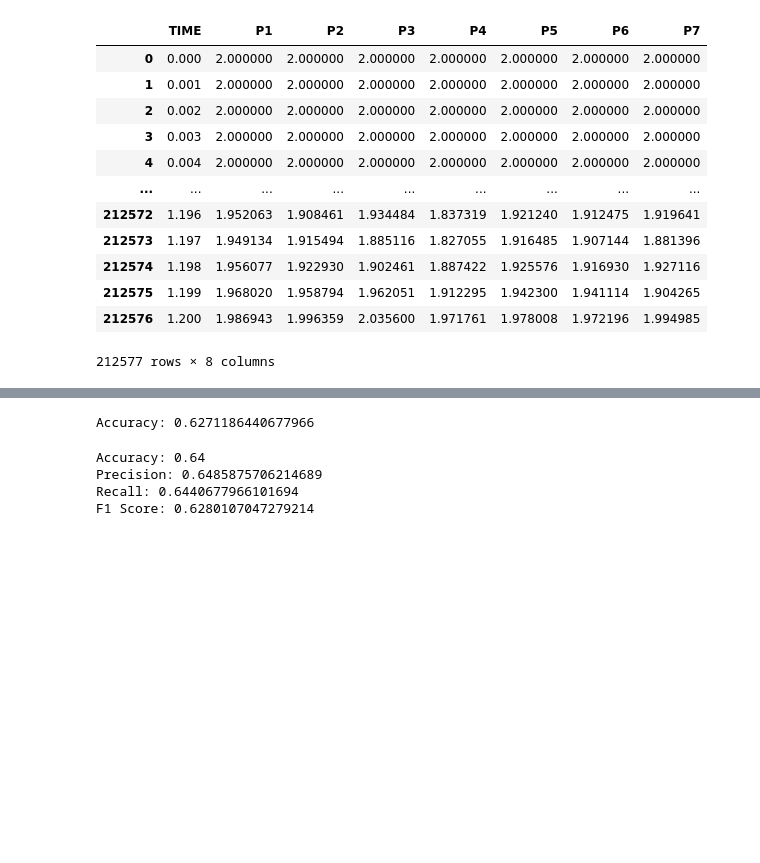
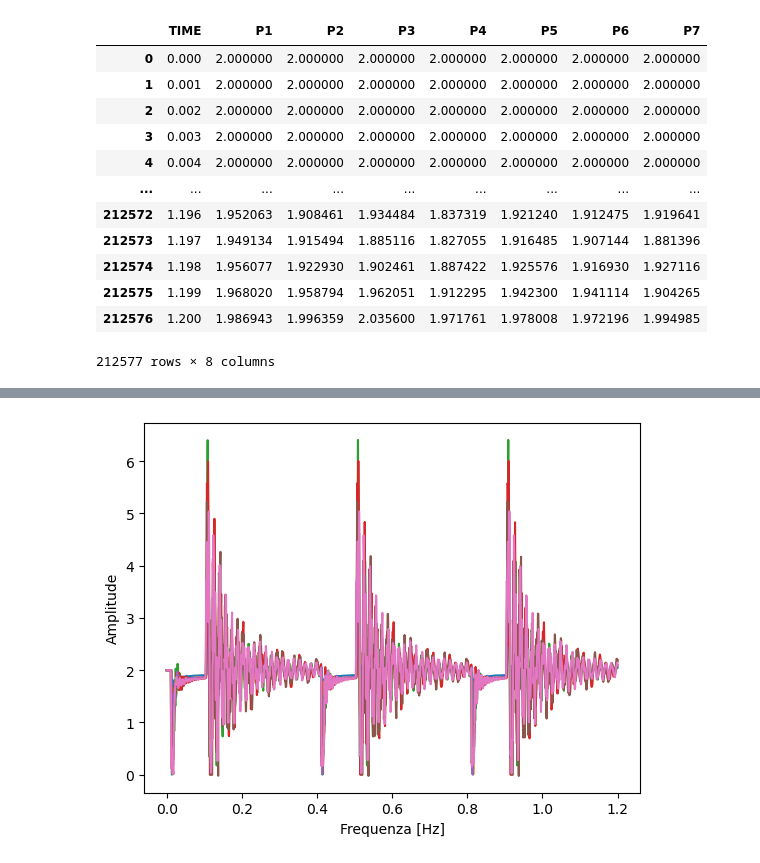
Before and after one commit to alexxdediu/Data-Challenge-PHM-Asia-Pacific-2023, a Jupyter notebook: data_exploration.ipynb, the cells around one changed output, grey strips where cells are left out. Drawn from its saved outputs; the diff is of its cells as text; code cells hidden in the pictures; blank space fills up the shorter version.

```diff
--- a/data_exploration.ipynb
+++ b/data_exploration.ipynb
@@ -349,36 +72,0 @@ from sklearn.metrics import accuracy_score
-# %%
-clf = GradientBoostingClassifier(n_estimators=200, random_state=42)
-
-# Addestra il classificatore
-clf.fit(X_train, y_train)
-
-# Effettua le previsioni sul set di test
-y_pred = clf.predict(X_test)
-
-# Valuta l'accuratezza del modello
-accuracy = accuracy_score(y_test, y_pred)
-print("Accuracy:", accuracy)
-# %% [output]
-Accuracy: 0.6271186440677966
-# %%
-rf_classifier = RandomForestClassifier(n_estimators=100, random_state=42)
-
-rf_classifier.fit(X_train, y_train)
-
-y_pred = rf_classifier.predict(X_test)
-
-accuracy = accuracy_score(y_test, y_pred)
-print(f'Accuracy: {accuracy:.2f}')
-
-precision = precision_score(y_test, y_pred, average='weighted')
-recall = recall_score(y_test, y_pred, average='weighted')
-f1 = f1_score(y_test, y_pred, average='weighted')
-
-print("Precision:", precision)
-print("Recall:", recall)
-print("F1 Score:", f1)
-# %% [output]
-Accuracy: 0.64
-Precision: 0.6485875706214689
-Recall: 0.6440677966101694
-F1 Score: 0.6280107047279214
@@ -384,0 +90,9 @@ F1 Score: 0.6280107047279214
+# %%
+temp = dfs_data[0].copy()
+temp = temp.drop(columns=["TIME"])
+plt.plot(dfs_data[0]["TIME"],temp)
+plt.xlabel('Frequenza [Hz]')
+plt.ylabel('Amplitude')
+plt.show()
+# %% [output]
+[figure, added]
```
Also changed, not shown: parts of 52 cells of this notebook.
